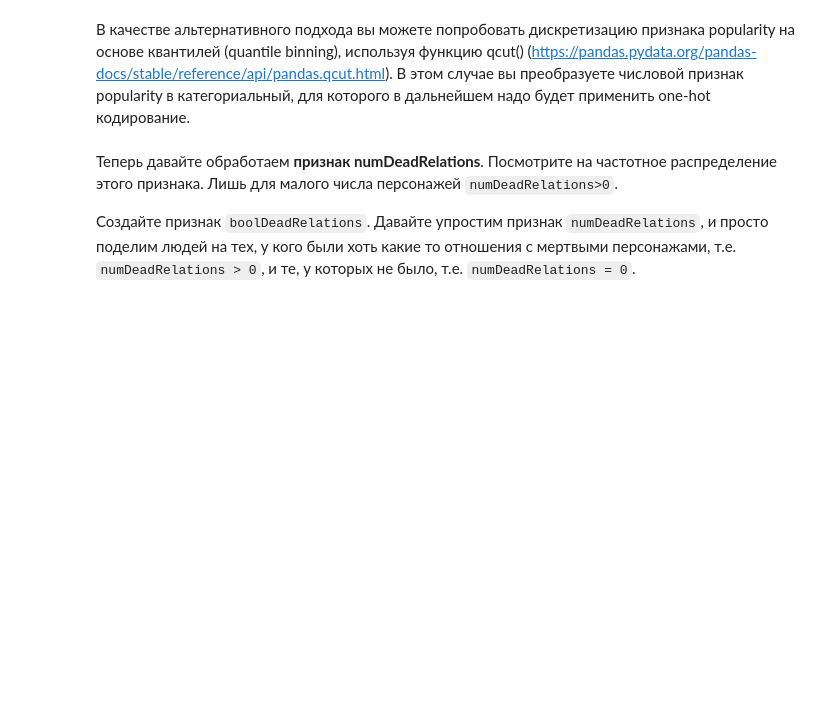
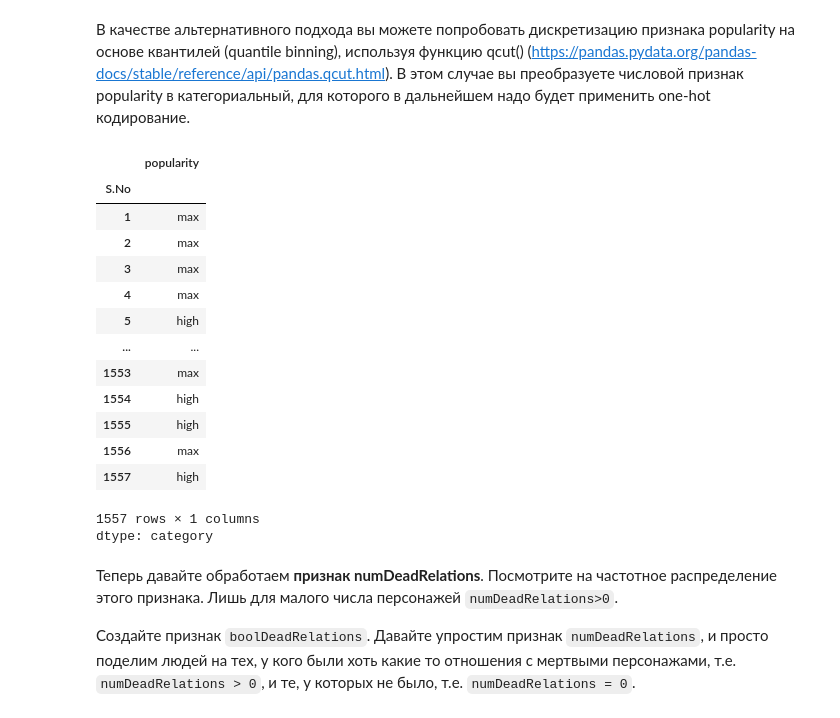
Before and after one commit to EgorOvechkin/EgorOvechkin.github.io, a Jupyter notebook: week_01_ml_intro/Homework/hw_1_game_of_thrones.ipynb, the cells around one changed output. Saved outputs shown, nothing was run; the diff lists cells and outputs as text; code cells hidden in the pictures; blank space fills up the shorter version.

```diff
--- a/week_01_ml_intro/Homework/hw_1_game_of_thrones.ipynb
+++ b/week_01_ml_intro/Homework/hw_1_game_of_thrones.ipynb
@@ -239,6 +239,26 @@ log_pop.hist(bins=50)
 [figure]
 # %% [markdown]
 В качестве альтернативного подхода вы можете попробовать дискретизацию признака popularity на основе квантилей (quantile binning), используя функцию qcut() (https://pandas.pydata.org/pandas-docs/stable/reference/api/pandas.qcut.html). В этом случае вы преобразуете числовой признак popularity в категориальный, для которого в дальнейшем надо будет применить one-hot кодирование.
+# %%
+qcuted_pop = pd.qcut(popularity, 5, labels=['min', "low", 'normal', 'high', 'max'])
+
+qcuted_pop
+# %% [output]
+|  | popularity |
+| S.No |  |
+| 1 | max |
+| 2 | max |
+| 3 | max |
+| 4 | max |
+| 5 | high |
+| ... | ... |
+| 1553 | max |
+| 1554 | high |
+| 1555 | high |
+| 1556 | max |
+| 1557 | high |
+1557 rows × 1 columns
+dtype: category
 # %% [markdown]
 Теперь давайте обработаем **признак numDeadRelations**.
 Посмотрите на частотное распределение этого признака. Лишь для малого числа персонажей `numDeadRelations>0`.
```
Also changed, not shown: parts of 5 cells of this notebook.
